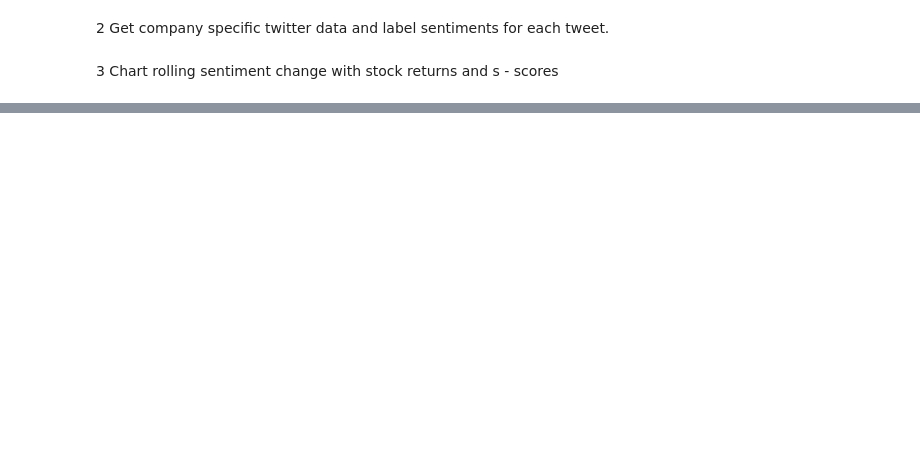
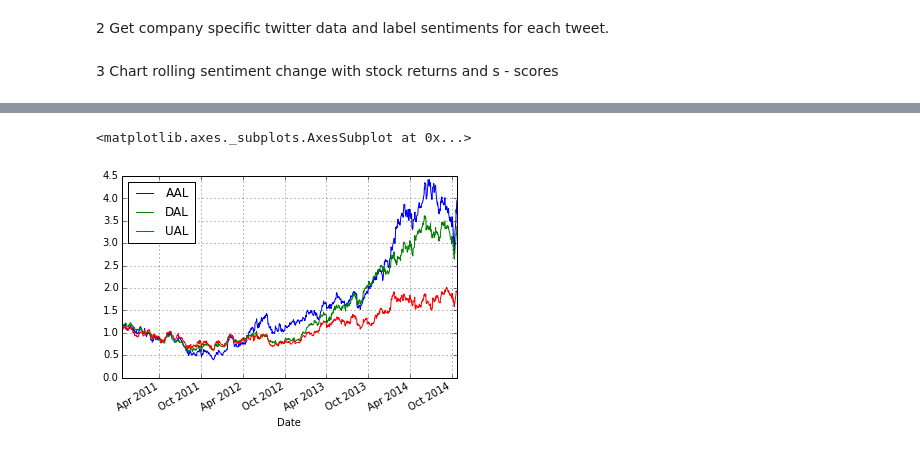
Before and after one commit to rhouck/gdp, a Jupyter notebook: Sentiment Analysis.ipynb, the cells around one changed output, grey strips where cells are left out. Cells and saved outputs as stored; diff of their text form; code cells hidden in the pictures; blank space fills up the shorter version.

Commit message:
major updaes to sentiment analysis

```diff
--- a/Sentiment Analysis.ipynb
+++ b/Sentiment Analysis.ipynb
@@ -74,0 +193,38 @@ Most Informative Features
+# %%
+import numpy as np
+import pandas as pd
+# convert results into sorted dataframe with sentiment score
+# positive sentiment is represented with a positive score, negative sentiment with a negative score
+s = np.asarray([[s['date'], s['sentiment-score']] for s in sentiments])
+s = s[s[:,0].argsort()]
+
+# take mean of duplicate dates
+short_s = []
+last = None
+for t, r in enumerate(s):
+    if s[t,0] != last:
+        short_s.append(r)
+    last = s[t,0]
+s = np.asarray(short_s)
+s = pd.Series(data=s[:,1], index=s[:,0], name="sentiment", dtype=float)
+# %%
+# import libraries
+%matplotlib inline
+import matplotlib.pyplot as plt
+import statsmodels.formula.api as sm_f
+import statsmodels.api as sm
+import pandas.io.data as web
+
+start = s.index[0] - datetime.timedelta(days=1)
+end = s.index[-1] + datetime.timedelta(days=1)
+tickers = ['UAL', 'AAL', 'DAL',]
+df = web.DataReader(tickers, 'yahoo', start, end)
+# %%
+close_px = df.Close
+rets = close_px / close_px.shift(1) - 1
+daily_index = (1 + rets).cumprod()
+daily_index = daily_index.dropna(how='any')
+daily_index.plot()
+# %% [output]
+<matplotlib.axes._subplots.AxesSubplot at 0x...>
+[figure, added]
```
Also changed, not shown: parts of 6 cells of this notebook, 10 other files.
